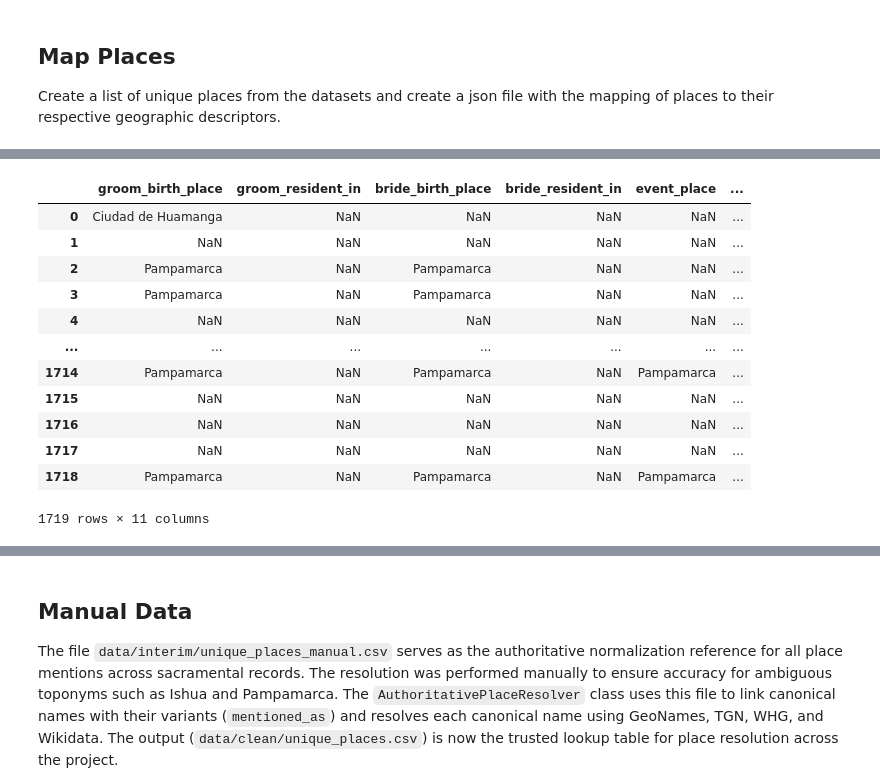
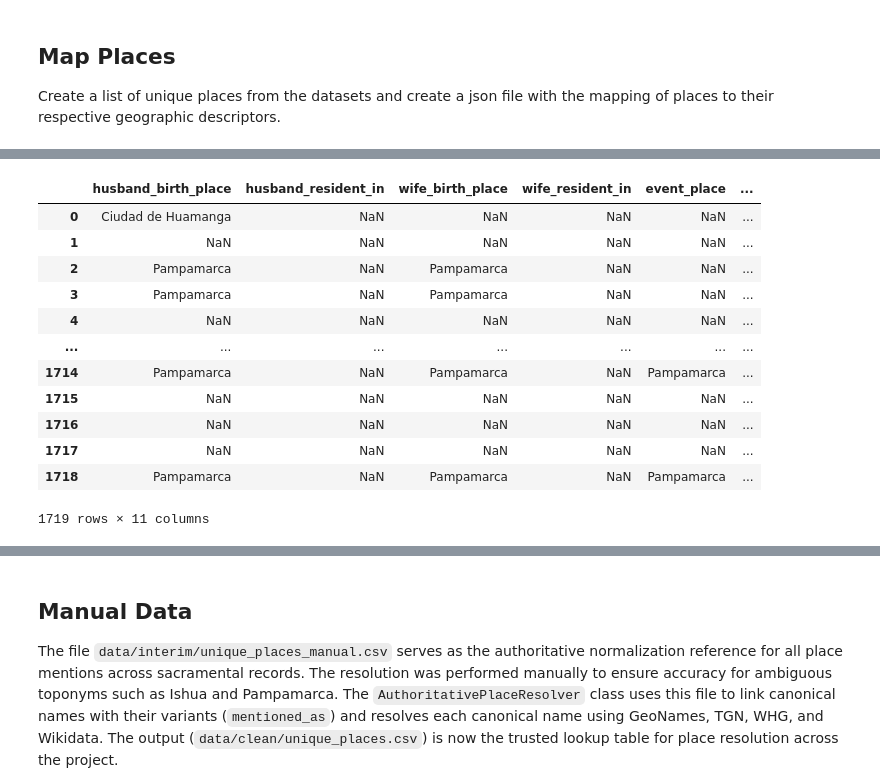
Before and after one commit to UCSB-AMPLab/sondondo, a Jupyter notebook: project_code/2_placeMapping.ipynb, the cells around one changed output, grey strips where cells are left out. Cells and saved outputs as stored; diff of their text form; code cells hidden in the pictures.

Commit message:
place Mappings rerun

```diff
--- a/project_code/2_placeMapping.ipynb
+++ b/project_code/2_placeMapping.ipynb
@@ -65,20 +65,20 @@ BAUTISMOS_HARMONIZED[bautismos_place_columns]
 # %%
 matrimonios_place_columns = [
-    'groom_birth_place',
-       'groom_resident_in',
-       'bride_birth_place', 'bride_resident_in',
+    'husband_birth_place',
+       'husband_resident_in',
+       'wife_birth_place', 'wife_resident_in',
        'event_place', 'event_geographic_descriptor_1', 'event_geographic_descriptor_2',
        'event_geographic_descriptor_3', 'event_geographic_descriptor_4',
        'event_geographic_descriptor_5', 'event_geographic_descriptor_6'
 ]
 
 for col in matrimonios_place_columns:
     if col in MATRIMONIOS_HARMONIZED.columns:
         MATRIMONIOS_HARMONIZED[col] = extractor.extract_places_per_row(MATRIMONIOS_HARMONIZED[col])
 
 MATRIMONIOS_HARMONIZED[matrimonios_place_columns]
 # %% [output]
-|  | groom_birth_place | groom_resident_in | bride_birth_place | bride_resident_in | event_place | ... |
+|  | husband_birth_place | husband_resident_in | wife_birth_place | wife_resident_in | event_place | ... |
 | 0 | Ciudad de Huamanga | NaN | NaN | NaN | NaN | ... |
 | 1 | NaN | NaN | NaN | NaN | NaN | ... |
 | 2 | Pampamarca | NaN | Pampamarca | NaN | NaN | ... |
```
Also changed, not shown: parts of 4 cells of this notebook, 2 other files.
